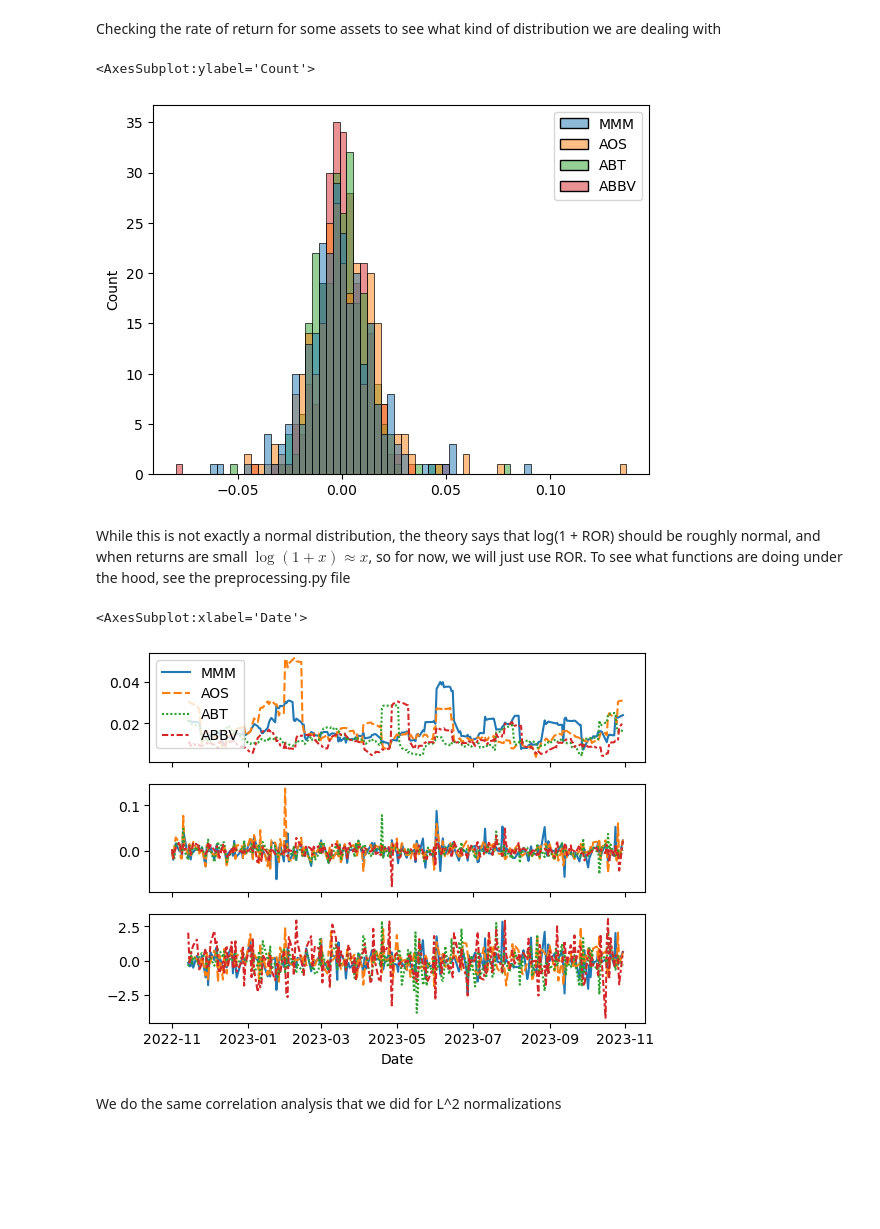
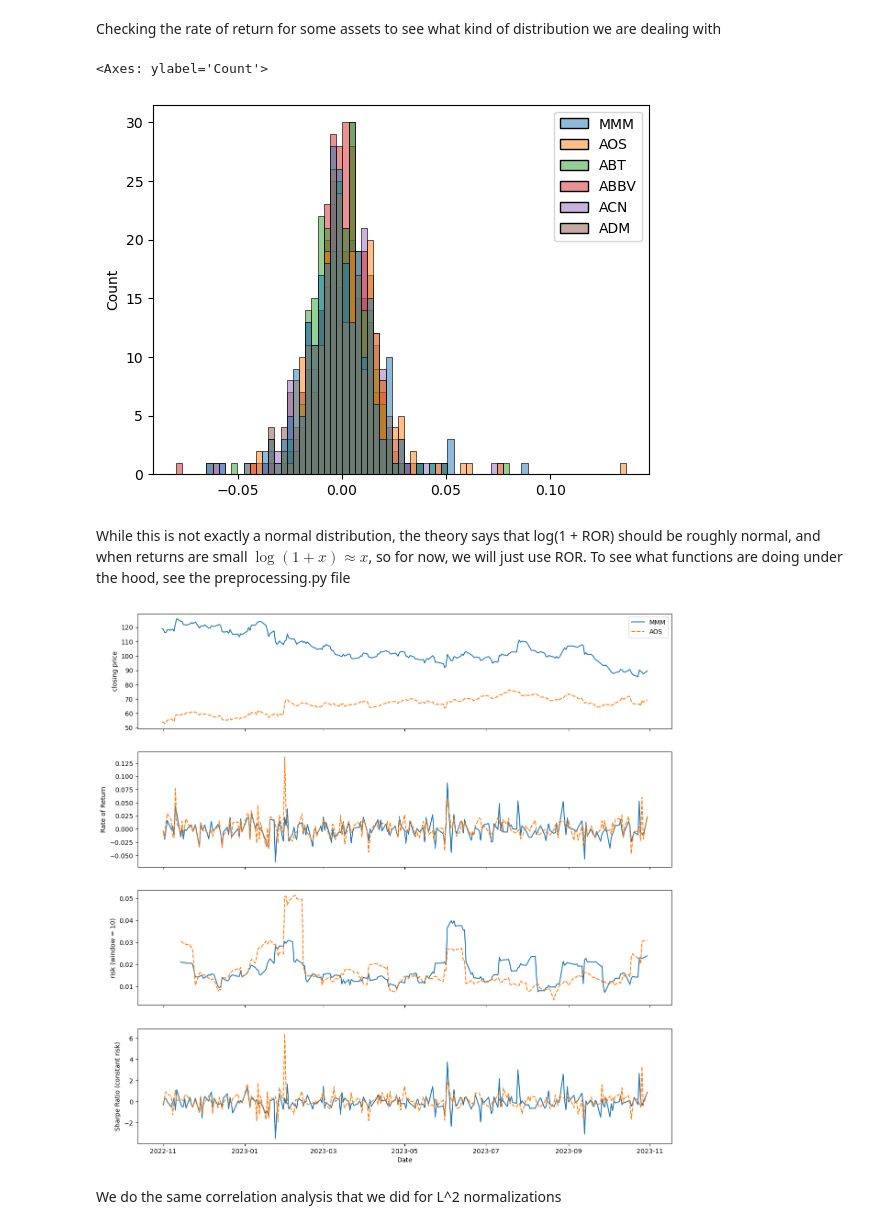
Before and after one commit to AssafBarNatan/SP500-clustering, a Jupyter notebook: EDA.ipynb, the cells around one changed output. Cells and saved outputs as stored; diff of their text form; code cells hidden in the pictures; blank space fills up the shorter version.

```diff
--- a/EDA.ipynb
+++ b/EDA.ipynb
@@ -112,26 +116,34 @@ ROR = closing_prices.pct_change().dropna()
 # %% [markdown]
 Checking the rate of return for some assets to see what kind of distribution we are dealing with
 # %%
-sns.histplot(ROR[ROR.columns[0:4]])
+sns.histplot(ROR[ROR.columns[0:6]])
 # %% [output]
-<AxesSubplot:ylabel='Count'>
+<Axes: ylabel='Count'>
-[figure, old version]
+[figure, new version]
 # %% [markdown]
 While this is not exactly a normal distribution, the theory says that log(1 + ROR) should be roughly normal, and when returns are small $\log(1+x) \approx x$, so for now, we will just use ROR. To see what functions are doing under the hood, see the preprocessing.py file
 # %%
 from data_processing.preprocessing import risk
 from data_processing.preprocessing import sharpe_normalize
 
-sigma = risk(ROR, 10) # this is the risk
-sharpe = sharpe_normalize(closing_prices, 10)
+sigma = risk(ROR, window = 10) # this is the risk
+sharpe = sharpe_normalize(closing_prices, window = None) # uses constant risk estimate
 # %%
-f, axarr = plt.subplots(3, sharex=True)
-sns.lineplot(data = sigma[sigma.columns[0:4]], ax = axarr[0])
-sns.lineplot(data = ROR[ROR.columns[0:4]], ax = axarr[1], legend = False)
-sns.lineplot(data = sharpe[sharpe.columns[0:4]], ax = axarr[2], legend = False)
+f, axarr = plt.subplots(4, sharex=True)
+f.set_figheight(15)
+f.set_figwidth(15)
+
+k  = 2
+sns.lineplot(data = closing_prices[closing_prices.columns[0:k]], ax = axarr[0])
+y = axarr[0].set_ylabel("closing price")
+sns.lineplot(data = ROR[ROR.columns[0:k]], ax = axarr[1], legend = False)
+y = axarr[1].set_ylabel("Rate of Return")
+sns.lineplot(data = sigma[sigma.columns[0:k]], ax = axarr[2], legend = False)
+y = axarr[2].set_ylabel("risk (window = 10)")
+sns.lineplot(data = sharpe[sharpe.columns[0:k]], ax = axarr[3], legend = False)
+y = axarr[3].set_ylabel("Sharpe Ratio (constant risk)")
 # %% [output]
-<AxesSubplot:xlabel='Date'>
-[figure, old version]
+[figure, new version]
 # %% [markdown]
 We do the same correlation analysis that we did for L^2 normalizations
 # %%
```
Also changed, not shown: parts of 10 cells of this notebook, 5 other files.
